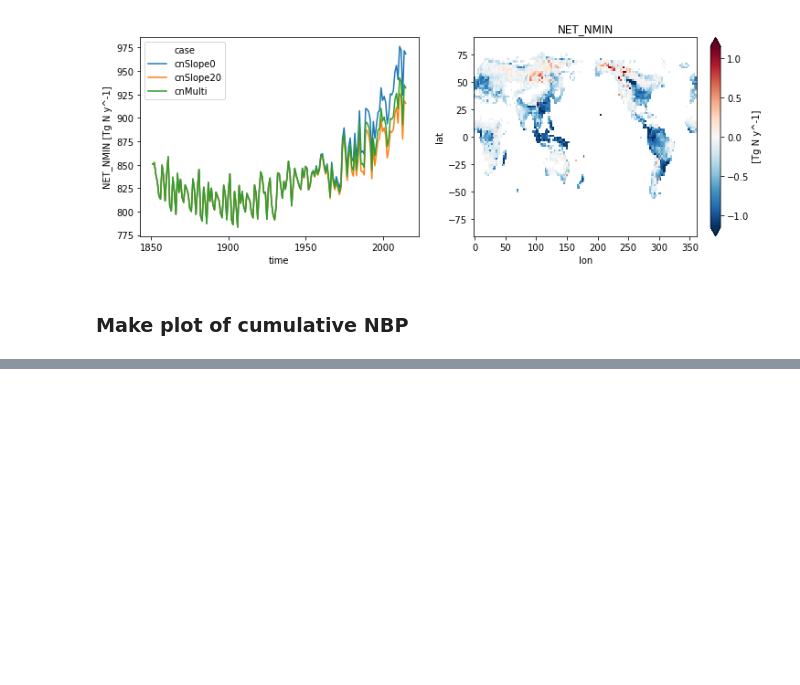
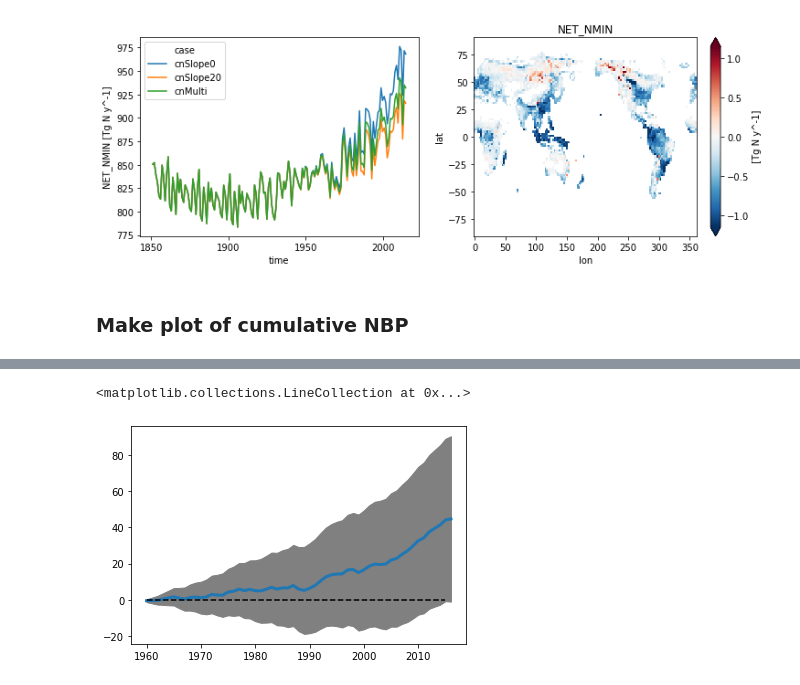
Before and after one commit to emhauser/Foliar-Stoichiometry_CO2, a Jupyter notebook: CNMulti.ipynb, the cells around one changed output, grey strips where cells are left out. Drawn from its saved outputs; the diff is of its cells as text; code cells hidden in the pictures; blank space fills up the shorter version.

```diff
--- a/CNMulti.ipynb
+++ b/CNMulti.ipynb
@@ -415,0 +427,2 @@ for i in range(3):
+# %%
+gcp = pd.read_csv('GCP_2016.csv')
@@ -415,0 +450,9 @@ for i in range(3):
+# %%
+plt.plot(year_range,cum_Land, linewidth = 3)
+# plt.plot(year_range,cum_LandH, color = 'grey')
+# plt.plot(year_range,cum_LandL, color = 'grey')
+plt.fill_between(year_range, cum_LandH,cum_LandL, color='grey')
+plt.hlines(0,1960, 2015, color = 'black', linestyles = 'dashed')
+# %% [output]
+<matplotlib.collections.LineCollection at 0x...>
+[figure, added]
```
Also changed, not shown: parts of 7 cells of this notebook.
